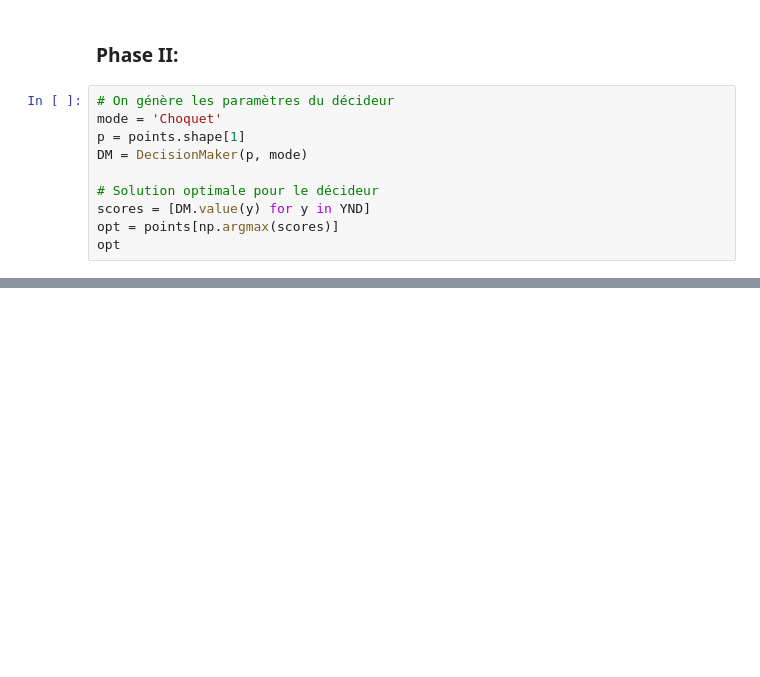
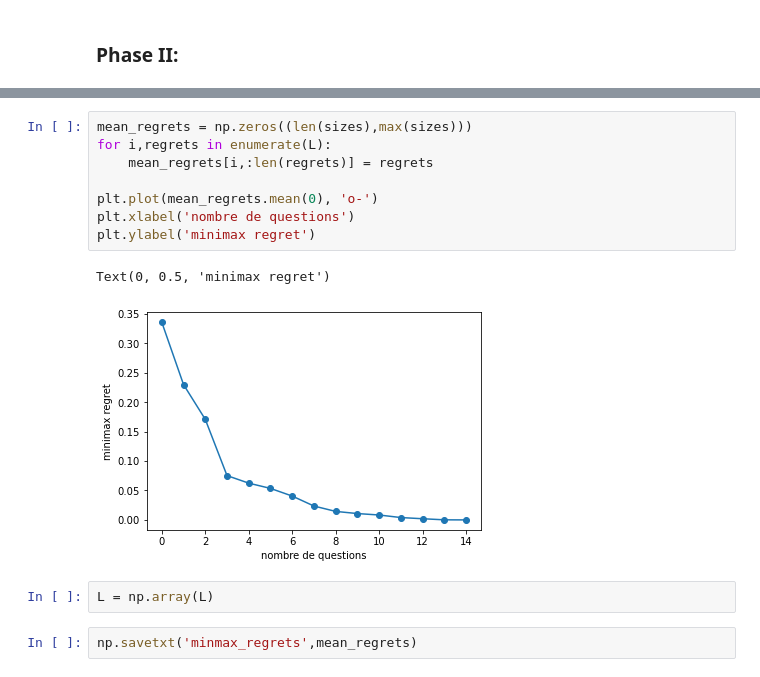
Before and after one commit to Kai-Luan/MADMC_Project, a Jupyter notebook: Code/experience.ipynb, the cells around one changed output, grey strips where cells are left out. Cells and saved outputs as stored; diff of their text form; blank space fills up the shorter version.

```diff
--- a/Code/experience.ipynb
+++ b/Code/experience.ipynb
@@ -54,12 +42,2 @@ points.shape
 # %% [markdown]
 ### Phase II:
-# %%
-# On génère les paramètres du décideur
-mode = 'Choquet'
-p = points.shape[1]
-DM = DecisionMaker(p, mode)
-
-# Solution optimale pour le décideur
-scores = [DM.value(y) for y in YND]
-opt = points[np.argmax(scores)]
-opt
@@ -124,0 +100,15 @@ Text(0, 0.5, 'minimax regret')
+# %%
+mean_regrets = np.zeros((len(sizes),max(sizes)))
+for i,regrets in enumerate(L):
+    mean_regrets[i,:len(regrets)] = regrets
+
+plt.plot(mean_regrets.mean(0), 'o-')
+plt.xlabel('nombre de questions')
+plt.ylabel('minimax regret')
+# %% [output]
+Text(0, 0.5, 'minimax regret')
+[figure, added]
+# %%
+L = np.array(L)
+# %%
+np.savetxt('minmax_regrets',mean_regrets)
```
Also changed, not shown: parts of 12 cells of this notebook, 12 other files.
